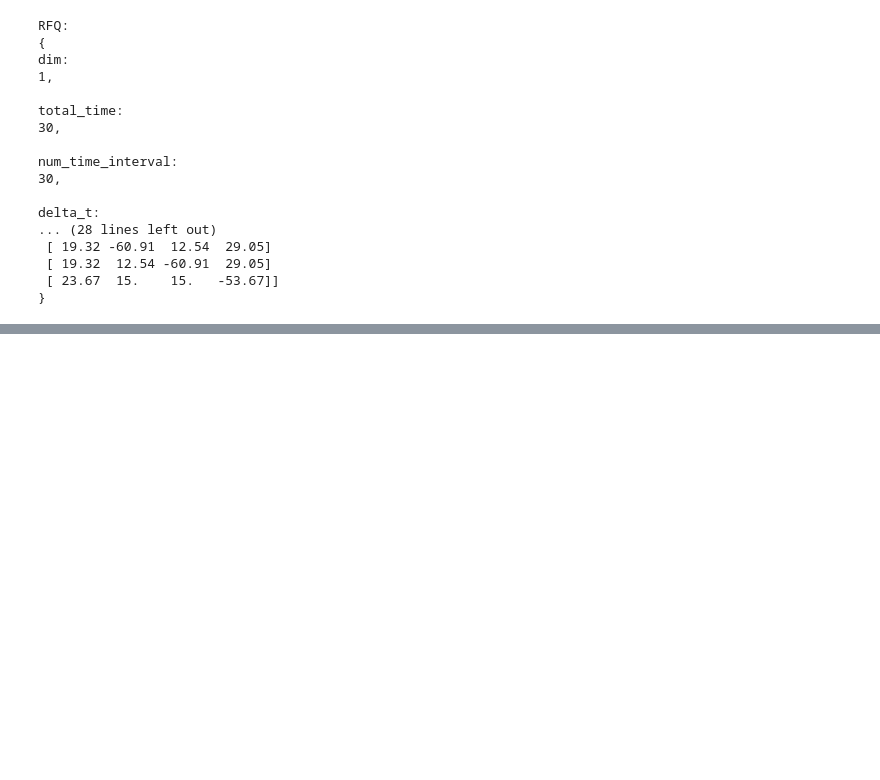
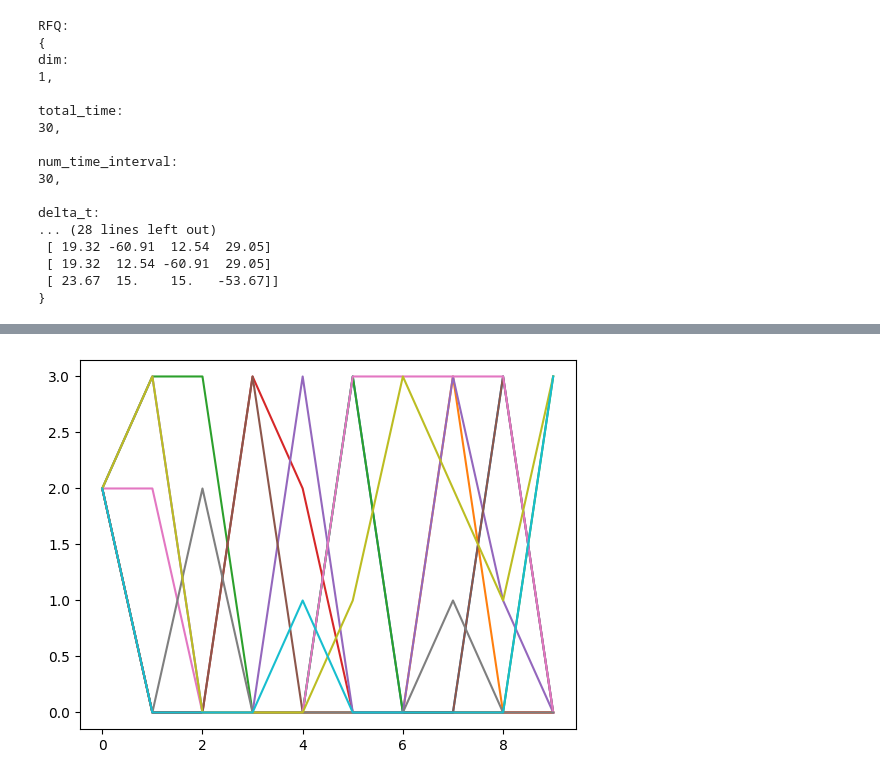
Before and after one commit to alfatti/AI4MarketMaking, a Jupyter notebook: market maker/market-maker.ipynb, the cells around one changed output, grey strips where cells are left out. Cells and saved outputs as stored; diff of their text form; code cells hidden in the pictures; blank space fills up the shorter version.

```diff
--- a/market maker/market-maker.ipynb
+++ b/market maker/market-maker.ipynb
@@ -152,0 +164,19 @@ rfq.sample(10)[1].shape
+# %%
+from src.simulate import simulate_markov_batch
+
+num_time_interval = 10
+total_time = 100
+delta_t = total_time / num_time_interval
+
+state_sample = simulate_markov_batch(
+    specific["Q"],
+    specific["init_state"],
+    np.array([i * delta_t for i in range(num_time_interval)]),
+    10,
+)
+
+for i in range(state_sample.shape[0]):
+    plt.plot(state_sample[i, :])
+plt.show()
+# %% [output]
+[figure, added]
```
Also changed, not shown: parts of 5 cells of this notebook, 3 other files.
